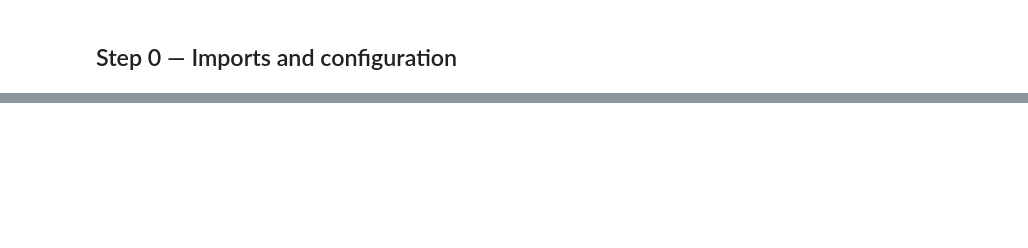
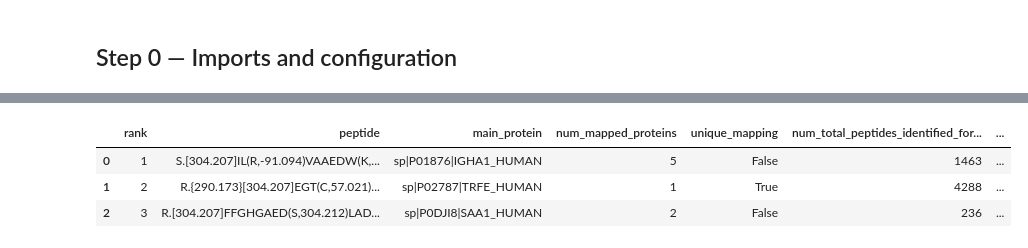
Before and after one commit to melvyn9/cse291b-covid19, a Jupyter notebook: protein_identification_assessment.ipynb, the cells around one changed output, grey strips where cells are left out. Saved outputs shown, nothing was run; the diff lists cells and outputs as text; code cells hidden in the pictures; blank space fills up the shorter version.

```diff
--- a/protein_identification_assessment.ipynb
+++ b/protein_identification_assessment.ipynb
@@ -502,0 +255,78 @@ The peptide-protein identification table and the supporting-peptides-per-protein
+# %%
+all_map = variants[[RAW_PEPTIDE_COL, PROTEIN_ACCESSION_COL]].copy()
+all_map[RAW_PEPTIDE_COL] = all_map[RAW_PEPTIDE_COL].astype(str)
+all_map["mapped_proteins"] = all_map[PROTEIN_ACCESSION_COL].apply(split_proteins)
+
+all_map = (
+    all_map
+    .explode("mapped_proteins")
+    .rename(columns={"mapped_proteins": "protein_accession"})
+    .dropna(subset=["protein_accession"])
+)
+all_map = all_map[all_map["protein_accession"].astype(str).str.len() > 0]
+
+protein_support = (
+    all_map.groupby("protein_accession")[RAW_PEPTIDE_COL]
+    .nunique()
+    .reset_index(name="num_total_peptides_identified_for_protein")
+)
+
+top_map = all_map[all_map[RAW_PEPTIDE_COL].map(normalize_peptide_string).isin(top_df["peptide_key"])]
+top_protein_support = (
+    top_map.groupby("protein_accession")[RAW_PEPTIDE_COL]
+    .nunique()
+    .reset_index(name="num_top3_peptides_mapping_to_protein")
+)
+
+protein_support = protein_support.merge(top_protein_support, on="protein_accession", how="left")
+protein_support["num_top3_peptides_mapping_to_protein"] = (
+    protein_support["num_top3_peptides_mapping_to_protein"].fillna(0).astype(int)
+)
+
+peptide_protein_table = peptide_protein_table.merge(
+    protein_support,
+    left_on="main_protein",
+    right_on="protein_accession",
+    how="left"
+)
+
+peptide_protein_table["num_total_peptides_identified_for_protein"] = (
+    peptide_protein_table["num_total_peptides_identified_for_protein"].fillna(0).astype(int)
+)
+
+peptide_protein_table["num_other_peptides_same_protein"] = (
+    peptide_protein_table["num_total_peptides_identified_for_protein"] - 1
+).clip(lower=0)
+
+peptide_protein_table["other_peptides_same_protein_identified"] = (
+    peptide_protein_table["num_other_peptides_same_protein"] >= 1
+)
+
+def evidence_strength(row):
+    if row["unique_mapping"] and row["num_other_peptides_same_protein"] >= 1:
+        return "Strong: unique mapping + other peptides from same protein"
+    if row["unique_mapping"]:
+        return "Moderate: unique mapping only"
+    if row["num_mapped_proteins"] > 1:
+        return "Weak/ambiguous: maps to multiple proteins"
+    return "Unmatched/no protein mapping"
+
+peptide_protein_table["protein_identification_evidence"] = peptide_protein_table.apply(evidence_strength, axis=1)
+
+report_cols = [
+    "rank",
+    "peptide",
+    "main_protein",
+    "num_mapped_proteins",
+    "unique_mapping",
+    "num_total_peptides_identified_for_protein",
+    "num_other_peptides_same_protein",
+    "protein_identification_evidence",
+]
+
+display(peptide_protein_table[report_cols])
+# %% [output]
+|  | rank | peptide | main_protein | num_mapped_proteins | unique_mapping | num_total_peptides_identified_for... | ... |
+| 0 | 1 | S.[304.207]IL(R,-91.094)VAAEDW(K,... | sp|P01876|IGHA1_HUMAN | 5 | False | 1463 | ... |
+| 1 | 2 | R.{290.173}[304.207]EGT(C,57.021)... | sp|P02787|TRFE_HUMAN | 1 | True | 4288 | ... |
+| 2 | 3 | R.[304.207]FFGHGAED(S,304.212)LAD... | sp|P0DJI8|SAA1_HUMAN | 2 | False | 236 | ... |
```
Also changed, not shown: parts of 45 cells of this notebook, 5 other files.
